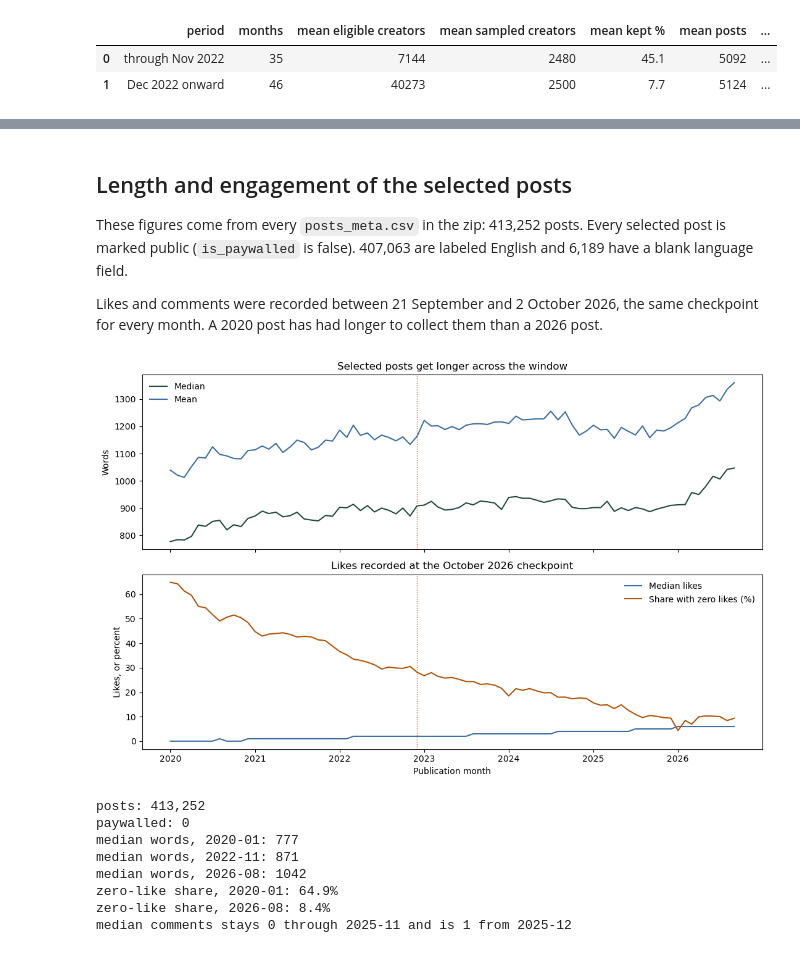
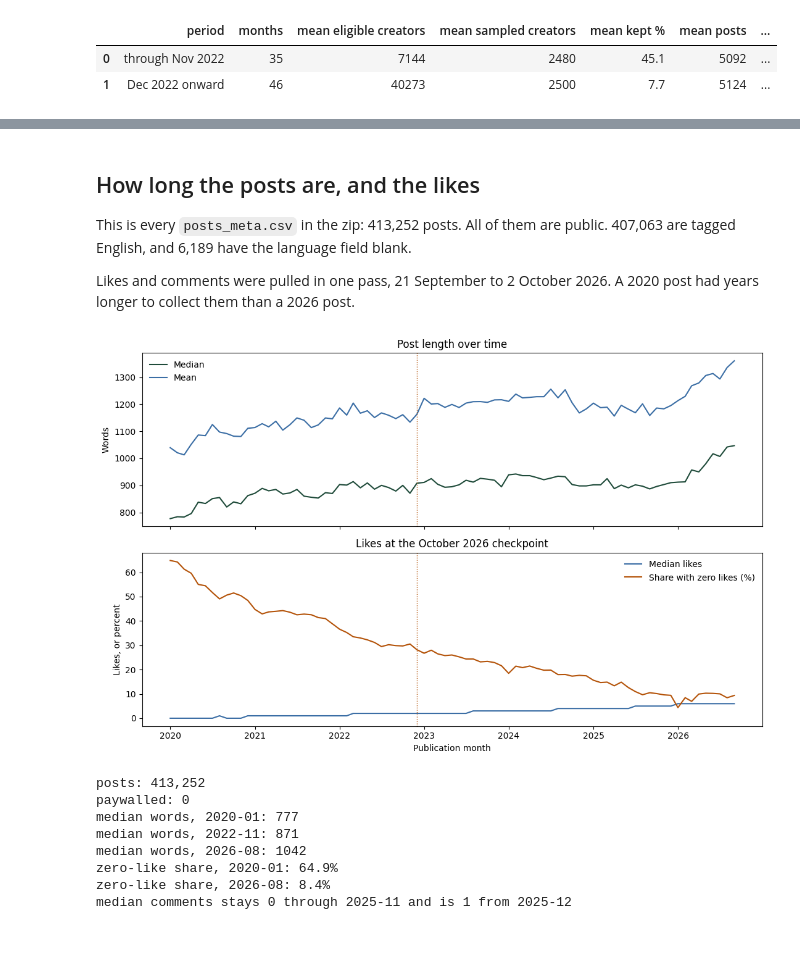
Before and after one commit to mbadu1/cap-folder, a Jupyter notebook: notebooks/substack_sample_eda.ipynb, the cells around one changed output, grey strips where cells are left out. Cells and saved outputs as stored; diff of their text form; code cells hidden in the pictures.

```diff
--- a/notebooks/substack_sample_eda.ipynb
+++ b/notebooks/substack_sample_eda.ipynb
@@ -274,44 +268,44 @@ pd.DataFrame([
 | 0 | through Nov 2022 | 3.507 | 2.064 | 32.5 |
 | 1 | Dec 2022 through Aug 2026 | 3.527 | 2.055 | 31.2 |
 # %% [markdown]
-## Length and engagement of the selected posts
+## How long the posts are, and the likes
 
-These figures come from every `posts_meta.csv` in the zip: 413,252 posts. Every selected post is marked public (`is_paywalled` is false). 407,063 are labeled English and 6,189 have a blank language field.
+This is every `posts_meta.csv` in the zip: 413,252 posts. All of them are public. 407,063 are tagged English, and 6,189 have the language field blank.
 
-Likes and comments were recorded between 21 September and 2 October 2026, the same checkpoint for every month. A 2020 post has had longer to collect them than a 2026 post.
+Likes and comments were pulled in one pass, 21 September to 2 October 2026. A 2020 post had years longer to collect them than a 2026 post.
 # %%
 posts = pd.read_csv(DATA / "post_length_engagement.csv", parse_dates=["year_month"])
 posts["zero_like_pct"] = 100 * posts["zero_likes"] / posts["posts"]
 posts["zero_comment_pct"] = 100 * posts["zero_comments"] / posts["posts"]
 
 fig, axes = plt.subplots(2, 1, figsize=(11, 7), sharex=True)
 axes[0].plot(posts["year_month"], posts["median_words"], color="#1f4b3a", label="Median")
 axes[0].plot(posts["year_month"], posts["mean_words"], color="#3b6ea5", label="Mean")
 axes[0].axvline(CUT, color="#b45309", ls=":", lw=1)
 axes[0].set_ylabel("Words")
-axes[0].set_title("Selected posts get longer across the window")
+axes[0].set_title("Post length over time")
 axes[0].legend(frameon=False)
 
 axes[1].plot(posts["year_month"], posts["median_likes"], color="#3b6ea5", label="Median likes")
 axes[1].plot(posts["year_month"], posts["zero_like_pct"], color="#b45309", label="Share with zero likes (%)")
 axes[1].axvline(CUT, color="#b45309", ls=":", lw=1)
 axes[1].set_ylabel("Likes, or percent")
 axes[1].set_xlabel("Publication month")
-axes[1].set_title("Likes recorded at the October 2026 checkpoint")
+axes[1].set_title("Likes at the October 2026 checkpoint")
 axes[1].legend(frameon=False)
 fig.tight_layout()
 plt.show()
 
 print(f"posts: {int(posts['posts'].sum()):,}")
 print(f"paywalled: {int(posts['paywalled'].sum())}")
 print(f"median words, 2020-01: {int(posts.loc[posts['year_month']=='2020-01-01','median_words'].iloc[0])}")
 print(f"median words, 2022-11: {int(posts.loc[posts['year_month']=='2022-11-01','median_words'].iloc[0])}")
 print(f"median words, 2026-08: {int(posts.loc[posts['year_month']=='2026-08-01','median_words'].iloc[0])}")
 print(f"zero-like share, 2020-01: {posts.loc[posts['year_month']=='2020-01-01','zero_like_pct'].iloc[0]:.1f}%")
 print(f"zero-like share, 2026-08: {posts.loc[posts['year_month']=='2026-08-01','zero_like_pct'].iloc[0]:.1f}%")
 print(f"median comments stays 0 through 2025-11 and is 1 from 2025-12")
 # %% [output]
-[figure, old version]
+[figure, new version]
 posts: 413,252
 paywalled: 0
 median words, 2020-01: 777
```
Also changed, not shown: parts of 18 cells of this notebook, 8 other files.
